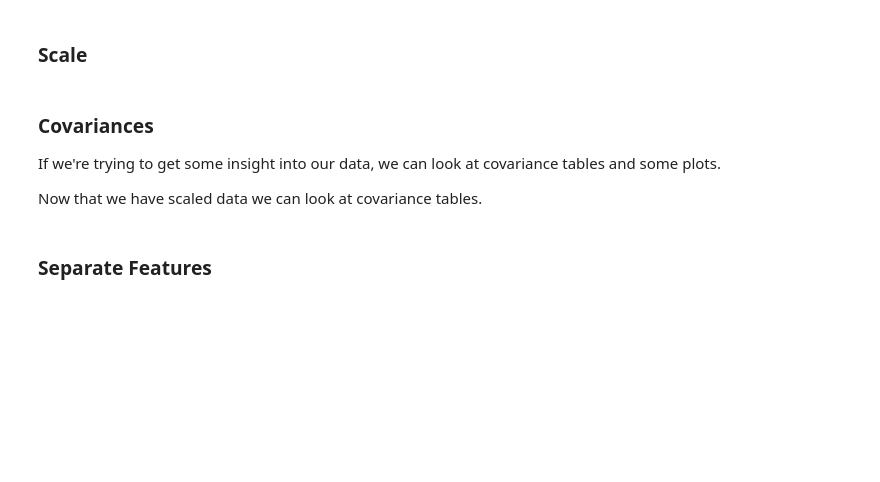
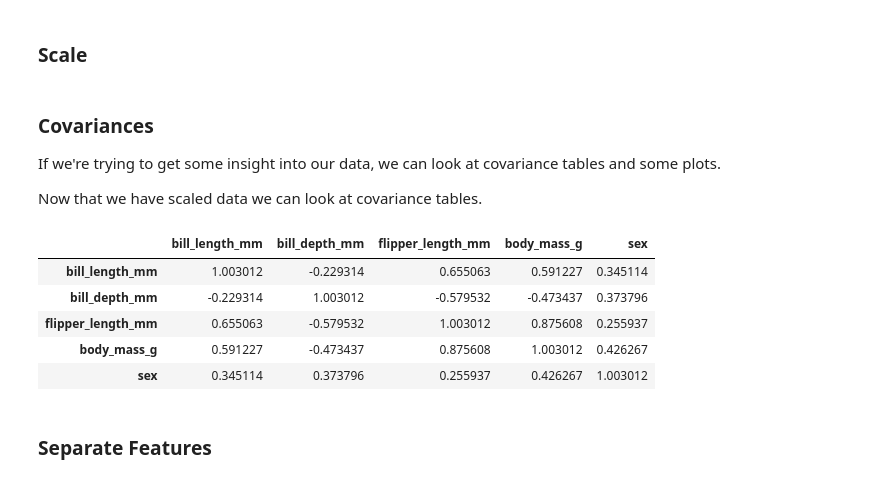
Before and after one commit to yiwang24idmmachinelearning/WK10, a Jupyter notebook: WK10-pca.ipynb, the cells around one changed output. Drawn from its saved outputs; the diff is of its cells as text; code cells hidden in the pictures; blank space fills up the shorter version.

```diff
--- a/WK10-pca.ipynb
+++ b/WK10-pca.ipynb
@@ -44,7 +77,16 @@ If we're trying to get some insight into our data, we can look at covariance tab
 Now that we have scaled data we can look at covariance tables.
 # %%
 # TODO: Look at covariances
+penguins_scaled_df.cov()
+
 # TODO: Get 2 or 3 most related features with idxmax()
+# %% [output]
+|  | bill_length_mm | bill_depth_mm | flipper_length_mm | body_mass_g | sex |
+| bill_length_mm | 1.003012 | -0.229314 | 0.655063 | 0.591227 | 0.345114 |
+| bill_depth_mm | -0.229314 | 1.003012 | -0.579532 | -0.473437 | 0.373796 |
+| flipper_length_mm | 0.655063 | -0.579532 | 1.003012 | 0.875608 | 0.255937 |
+| body_mass_g | 0.591227 | -0.473437 | 0.875608 | 1.003012 | 0.426267 |
+| sex | 0.345114 | 0.373796 | 0.255937 | 0.426267 | 1.003012 |
 # %% [markdown]
 ### Separate Features
 # %%
```
Also changed, not shown: parts of 9 cells of this notebook, 2 other files.
